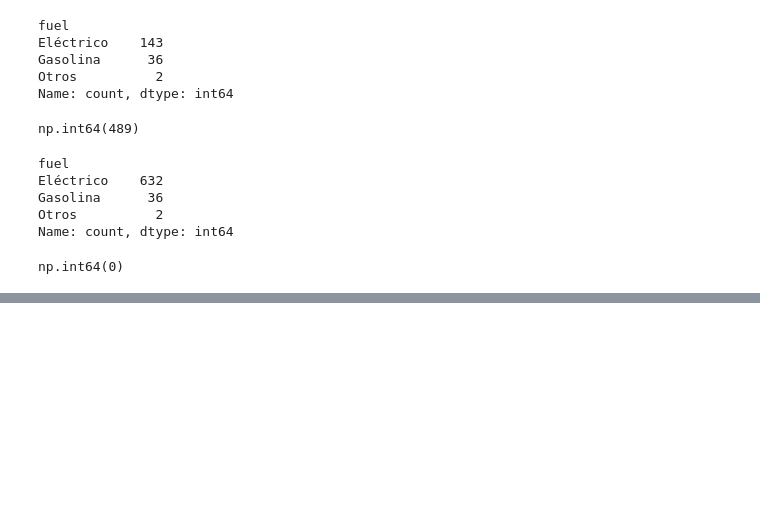
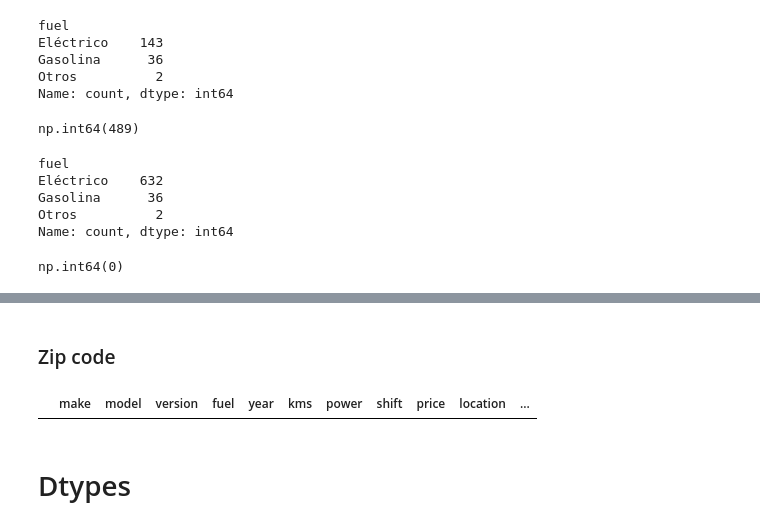
Before and after one commit to Germandcont/SecondHandCars-PricePrediction, a Jupyter notebook: notebooks/EDA.ipynb, the cells around one changed output, grey strips where cells are left out. Cells and saved outputs as stored; diff of their text form; code cells hidden in the pictures; blank space fills up the shorter version.

```diff
--- a/notebooks/EDA.ipynb
+++ b/notebooks/EDA.ipynb
@@ -164,0 +223,20 @@ Name: count, dtype: int64
+# %%
+pd.set_option('display.max_rows', None)
+pd.set_option('display.max_columns', None)
+pd.set_option('display.width', None)
+pd.set_option('display.max_colwidth', None)
+
+# Mostrar el resultado completo para 'shift'
+shift_nulls = df[df['shift'].isnull()][['make', 'model']].value_counts()
+print("Shift Nulls:")
+print(shift_nulls)
+
+# Mostrar el resultado completo para 'power'
+power_nulls = df[df['power'].isnull()][['make', 'model']].value_counts()
+print("\nPower Nulls:")
+print(power_nulls)
+
+# Mostrar el resultado completo para 'fuel'
+fuel_nulls = df[df['fuel'].isnull()][['make', 'model']].value_counts()
+print("\nFuel Nulls:")
+print(fuel_nulls)
@@ -164,0 +252,19 @@ Name: count, dtype: int64
+# %%
+#Rellenamos citroen e-jumpy con 100
+df.loc[(df['make'] == 'Citroen') & (df['model'] == 'ë-Jumpy'), 'power'] = 100
+# %%
+#Rellenamos Lotus Esprit con manual
+df.loc[(df['make'] == 'Lotus') & (df['model'] == 'Esprit'), 'shift'] = "manual"
+# %%
+modelos = "LaFerrari","Indigo","Esprit"
+df.loc[df['model'].isin(modelos), 'fuel'] = 'Gasolina'
+# %% [markdown]
+### Zip code
+# %%
+df[df['dealer_zip_code']=='Parque Empresarial San Fernando de Henares'].fillna('28830')
+df[df['dealer_zip_code']=='Collado Villalba'].fillna('28400')
+df[df['dealer_zip_code']=='Elx/Elche'].fillna('03203')
+# %% [output]
+|  | make | model | version | fuel | year | kms | power | shift | price | location | ... |
+# %% [markdown]
+# Dtypes
```
Also changed, not shown: parts of 31 cells of this notebook.
